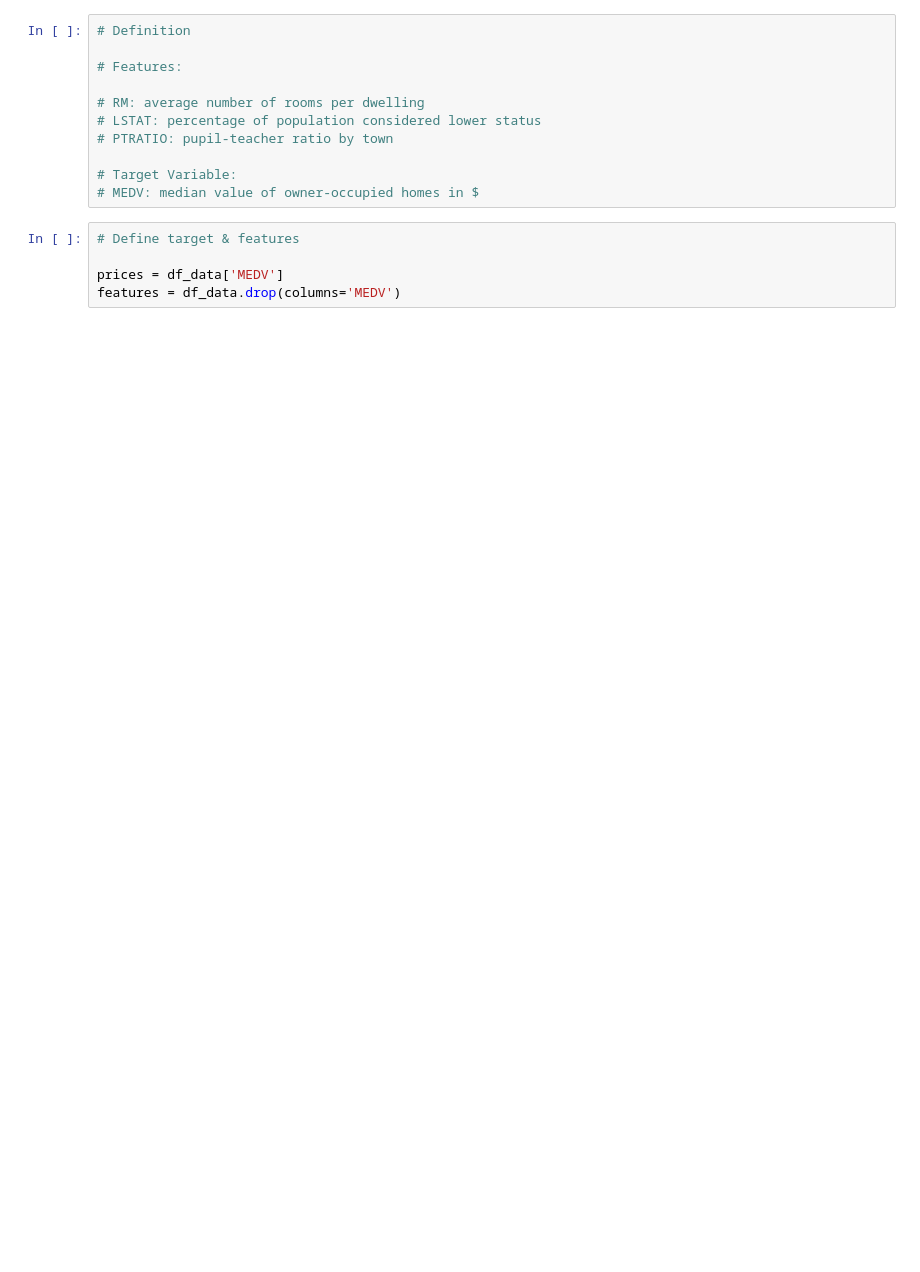
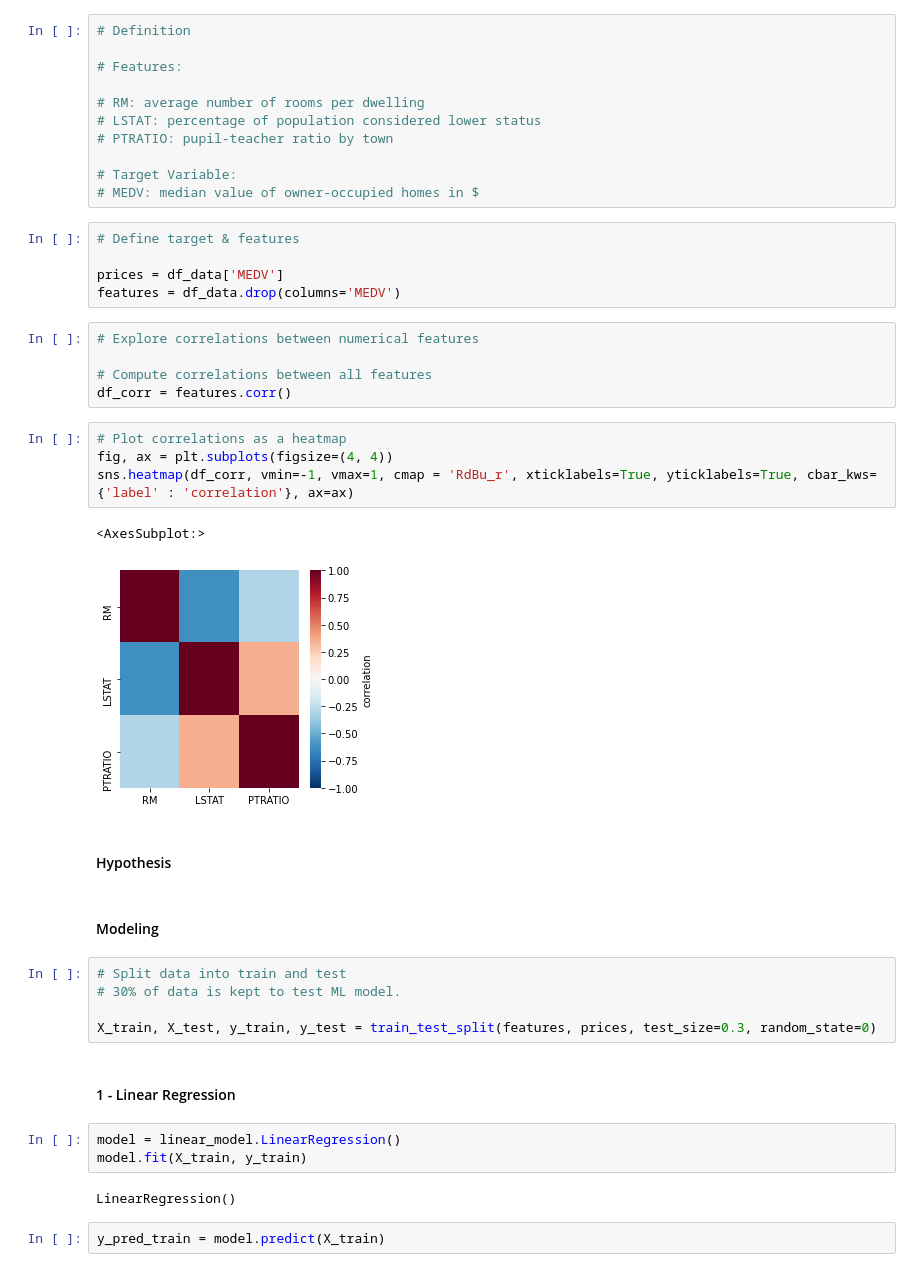
Before and after one commit to shirinsamani/Boston-Housing-Prices, a Jupyter notebook: Udacity_Boston House Price.ipynb, the cells around one changed output. Cells and saved outputs as stored; diff of their text form; blank space fills up the shorter version.

```diff
--- a/Udacity_Boston House Price.ipynb
+++ b/Udacity_Boston House Price.ipynb
@@ -64,3 +91,33 @@ df_data.describe()
 
 prices = df_data['MEDV']
 features = df_data.drop(columns='MEDV')
+# %%
+# Explore correlations between numerical features
+
+# Compute correlations between all features
+df_corr = features.corr()
+# %%
+# Plot correlations as a heatmap
+fig, ax = plt.subplots(figsize=(4, 4))
+sns.heatmap(df_corr, vmin=-1, vmax=1, cmap = 'RdBu_r', xticklabels=True, yticklabels=True, cbar_kws={'label' : 'correlation'}, ax=ax)
+# %% [output]
+<AxesSubplot:>
+[figure, added]
+# %% [markdown]
+#### Hypothesis
+# %% [markdown]
+#### Modeling
+# %%
+# Split data into train and test
+# 30% of data is kept to test ML model.
+
+X_train, X_test, y_train, y_test = train_test_split(features, prices, test_size=0.3, random_state=0)
+# %% [markdown]
+#### 1 - Linear Regression
+# %%
+model = linear_model.LinearRegression()
+model.fit(X_train, y_train)
+# %% [output]
+LinearRegression()
+# %%
+y_pred_train = model.predict(X_train)
```
Also changed, not shown: parts of 14 cells of this notebook.
